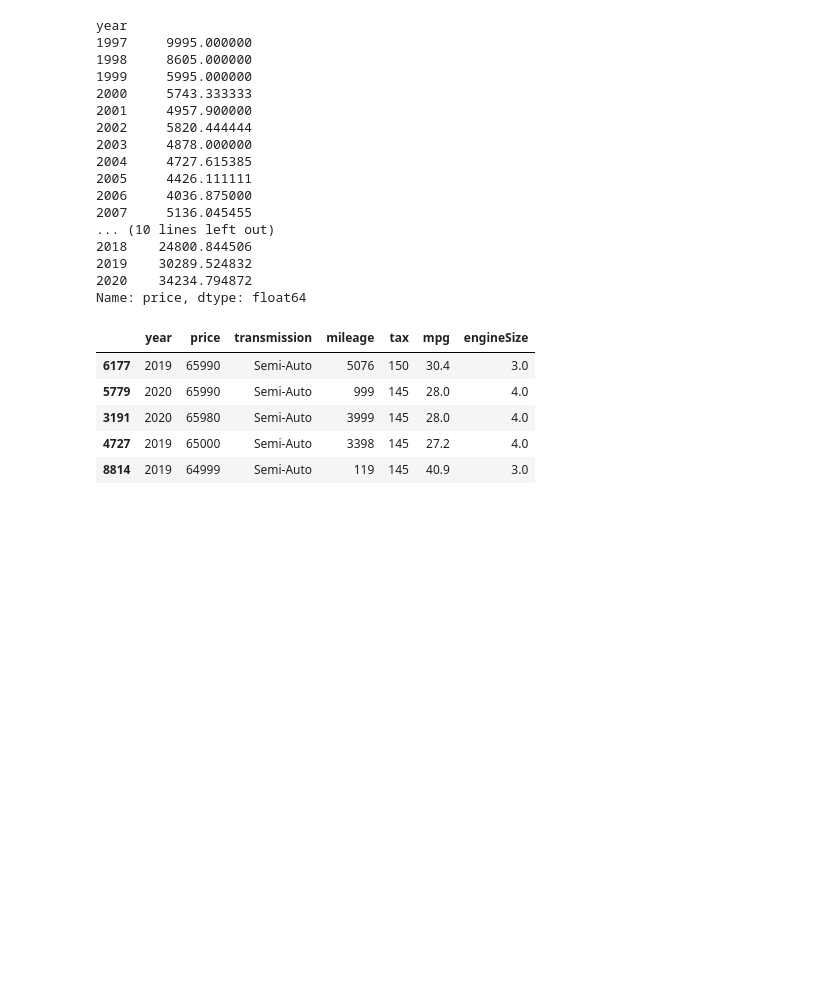
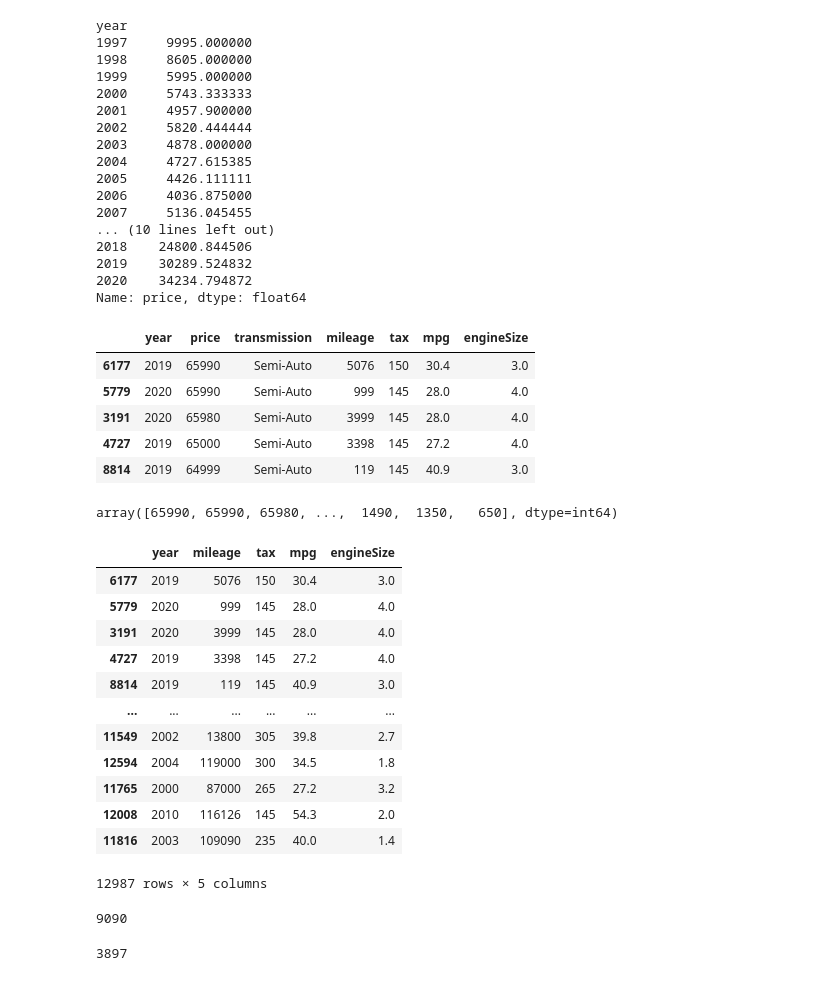
Before and after one commit to mfcosar/Python_BTK, a Jupyter notebook: 30-TensorflowArabaAnalizi.ipynb, the cells around one changed output. Saved outputs shown, nothing was run; the diff lists cells and outputs as text; code cells hidden in the pictures; blank space fills up the shorter version.

```diff
--- a/30-TensorflowArabaAnalizi.ipynb
+++ b/30-TensorflowArabaAnalizi.ipynb
@@ -294,0 +284,24 @@ dataFrame = dataFrame.drop("transmission", axis=1)
+# %%
+# Şimdi ulaşmak gerekn şey x ve y değerleri
+y = dataFrame["price"].values   # numpy dizisi oldu
+x = dataFrame.drop("price", axis=1)
+# %%
+y
+# %% [output]
+array([65990, 65990, 65980, ...,  1490,  1350,   650], dtype=int64)
+# %%
+x
+# %% [output]
+|  | year | mileage | tax | mpg | engineSize |
+| 6177 | 2019 | 5076 | 150 | 30.4 | 3.0 |
+| 5779 | 2020 | 999 | 145 | 28.0 | 4.0 |
+| 3191 | 2020 | 3999 | 145 | 28.0 | 4.0 |
+| 4727 | 2019 | 3398 | 145 | 27.2 | 4.0 |
+| 8814 | 2019 | 119 | 145 | 40.9 | 3.0 |
+| ... | ... | ... | ... | ... | ... |
+| 11549 | 2002 | 13800 | 305 | 39.8 | 2.7 |
+| 12594 | 2004 | 119000 | 300 | 34.5 | 1.8 |
+| 11765 | 2000 | 87000 | 265 | 27.2 | 3.2 |
+| 12008 | 2010 | 116126 | 145 | 54.3 | 2.0 |
+| 11816 | 2003 | 109090 | 235 | 40.0 | 1.4 |
+12987 rows × 5 columns
@@ -294,0 +314,9 @@ dataFrame = dataFrame.drop("transmission", axis=1)
+# %%
+# Önce length e bakalım. Doğru bölünmüş mü train/test data
+len(x_train)
+# %% [output]
+9090
+# %%
+len(x_test)
+# %% [output]
+3897
```
Also changed, not shown: parts of 11 cells of this notebook, 4 other files.
